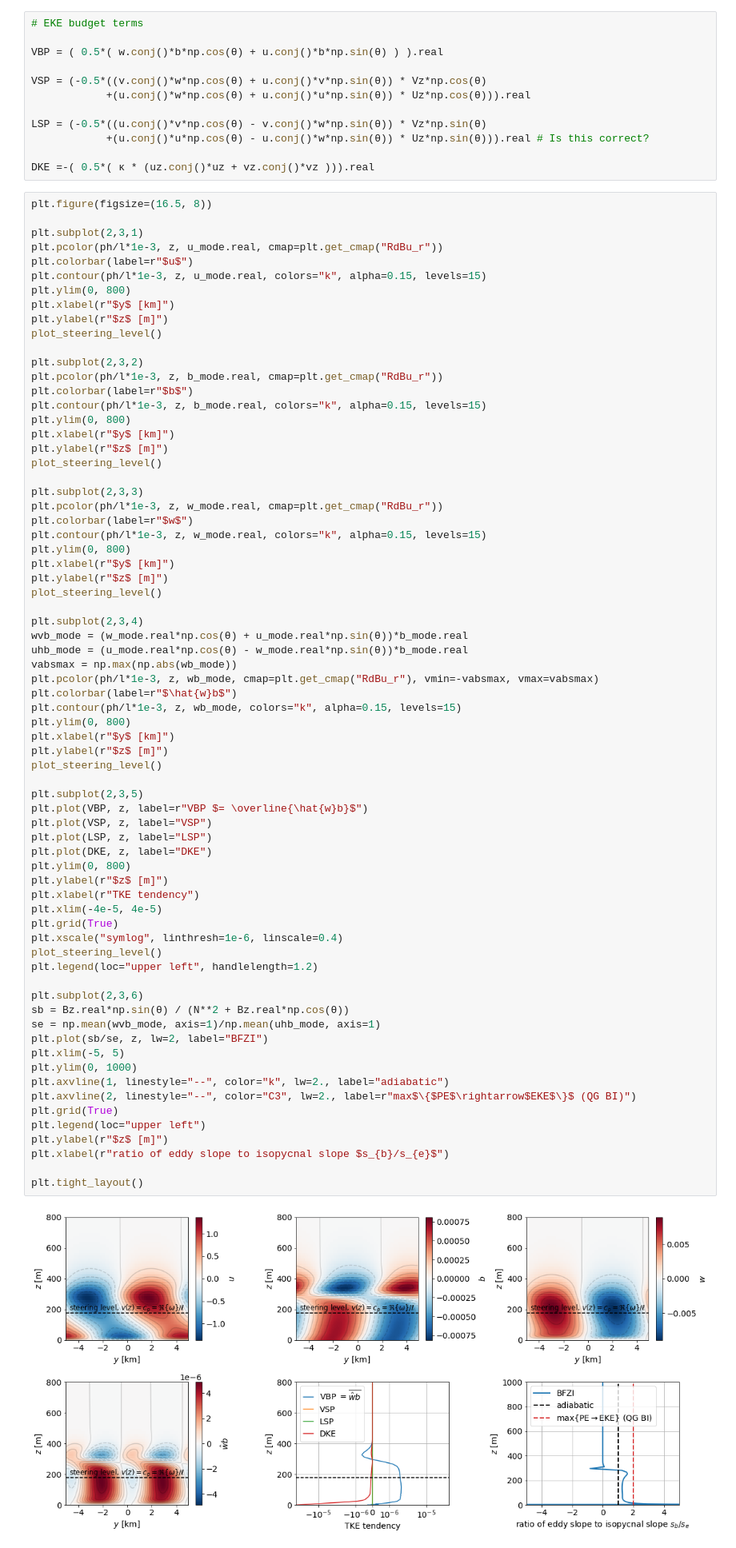
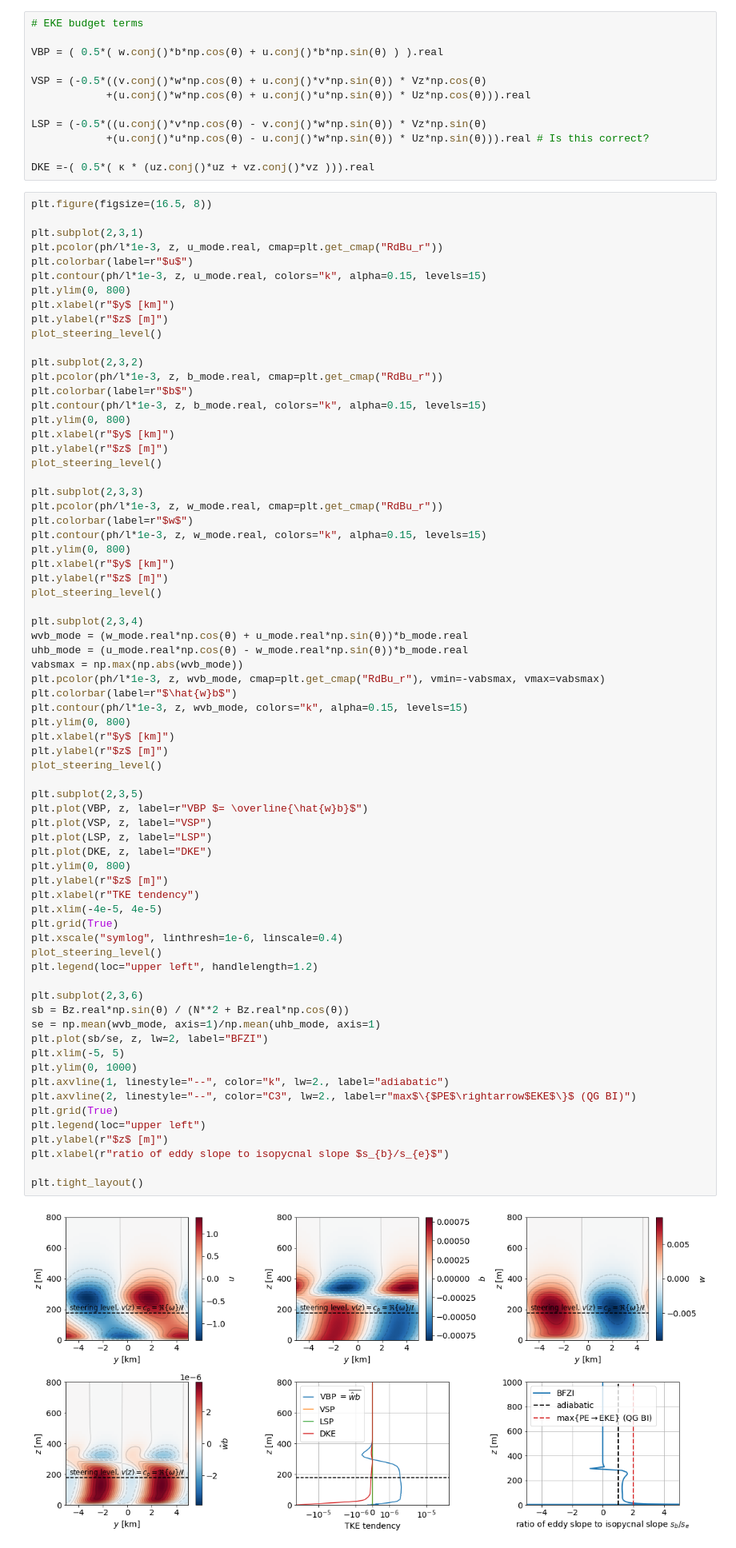
Before and after one commit to hdrake/bmli-linear, a Jupyter notebook: notebooks/frontal_zones/evp_frontal_zone_example.ipynb, the cells around one changed output. Shown: that part at 80% size. Saved outputs shown, nothing was run; the diff lists cells and outputs as text.

```diff
--- a/notebooks/frontal_zones/evp_frontal_zone_example.ipynb
+++ b/notebooks/frontal_zones/evp_frontal_zone_example.ipynb
@@ -210,10 +210,10 @@ plot_steering_level()
 plt.subplot(2,3,4)
 wvb_mode = (w_mode.real*np.cos(θ) + u_mode.real*np.sin(θ))*b_mode.real
 uhb_mode = (u_mode.real*np.cos(θ) - w_mode.real*np.sin(θ))*b_mode.real
-vabsmax = np.max(np.abs(wb_mode))
-plt.pcolor(ph/l*1e-3, z, wb_mode, cmap=plt.get_cmap("RdBu_r"), vmin=-vabsmax, vmax=vabsmax)
+vabsmax = np.max(np.abs(wvb_mode))
+plt.pcolor(ph/l*1e-3, z, wvb_mode, cmap=plt.get_cmap("RdBu_r"), vmin=-vabsmax, vmax=vabsmax)
 plt.colorbar(label=r"$\hat{w}b$")
-plt.contour(ph/l*1e-3, z, wb_mode, colors="k", alpha=0.15, levels=15)
+plt.contour(ph/l*1e-3, z, wvb_mode, colors="k", alpha=0.15, levels=15)
 plt.ylim(0, 800)
 plt.xlabel(r"$y$ [km]")
 plt.ylabel(r"$z$ [m]")
@@ -221,34 +221,34 @@ plot_steering_level()
 
 plt.subplot(2,3,5)
 plt.plot(VBP, z, label=r"VBP $= \overline{\hat{w}b}$")
 plt.plot(VSP, z, label="VSP")
 plt.plot(LSP, z, label="LSP")
 plt.plot(DKE, z, label="DKE")
 plt.ylim(0, 800)
 plt.ylabel(r"$z$ [m]")
 plt.xlabel(r"TKE tendency")
 plt.xlim(-4e-5, 4e-5)
 plt.grid(True)
 plt.xscale("symlog", linthresh=1e-6, linscale=0.4)
 plot_steering_level()
 plt.legend(loc="upper left", handlelength=1.2)
 
 plt.subplot(2,3,6)
 sb = Bz.real*np.sin(θ) / (N**2 + Bz.real*np.cos(θ))
 se = np.mean(wvb_mode, axis=1)/np.mean(uhb_mode, axis=1)
 plt.plot(sb/se, z, lw=2, label="BFZI")
 plt.xlim(-5, 5)
 plt.ylim(0, 1000)
 plt.axvline(1, linestyle="--", color="k", lw=2., label="adiabatic")
 plt.axvline(2, linestyle="--", color="C3", lw=2., label=r"max$\{$PE$\rightarrow$EKE$\}$ (QG BI)")
 plt.grid(True)
 plt.legend(loc="upper left")
 plt.ylabel(r"$z$ [m]")
 plt.xlabel(r"ratio of eddy slope to isopycnal slope $s_{b}/s_{e}$")
 
 plt.tight_layout()
 # %% [output]
-[figure, old version]
+[figure, new version]
 # %%
 print(f"EKE tendency (buoyancy production - dissipation): {np.sum(VBP[:-1]*np.diff(z)) - np.sum(DKE[:-1]*np.diff(z))}")
 # %% [output]
```
Also changed, not shown: parts of 1 cell of this notebook, 3 other files.
